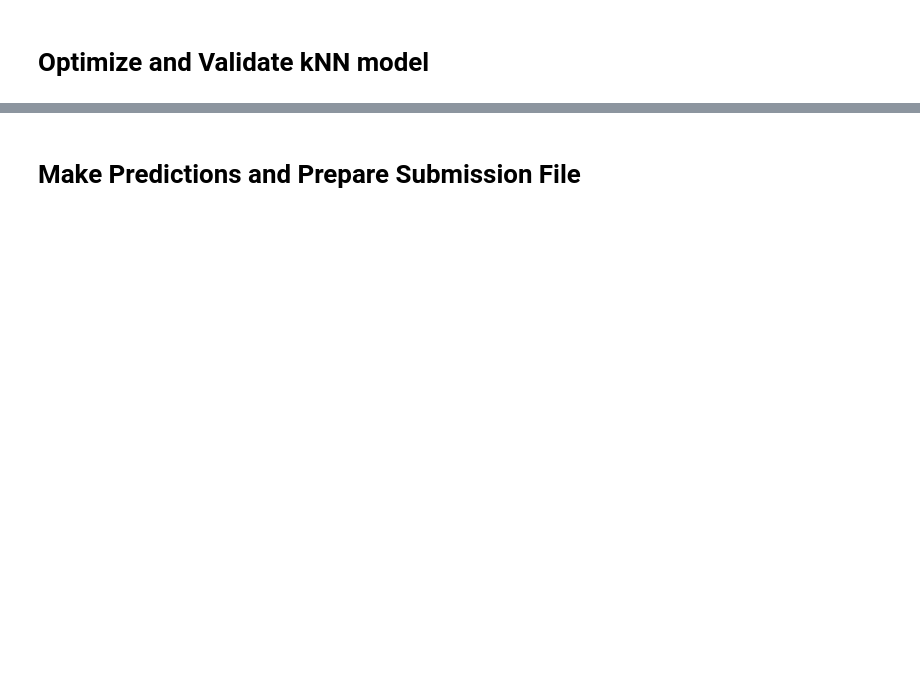
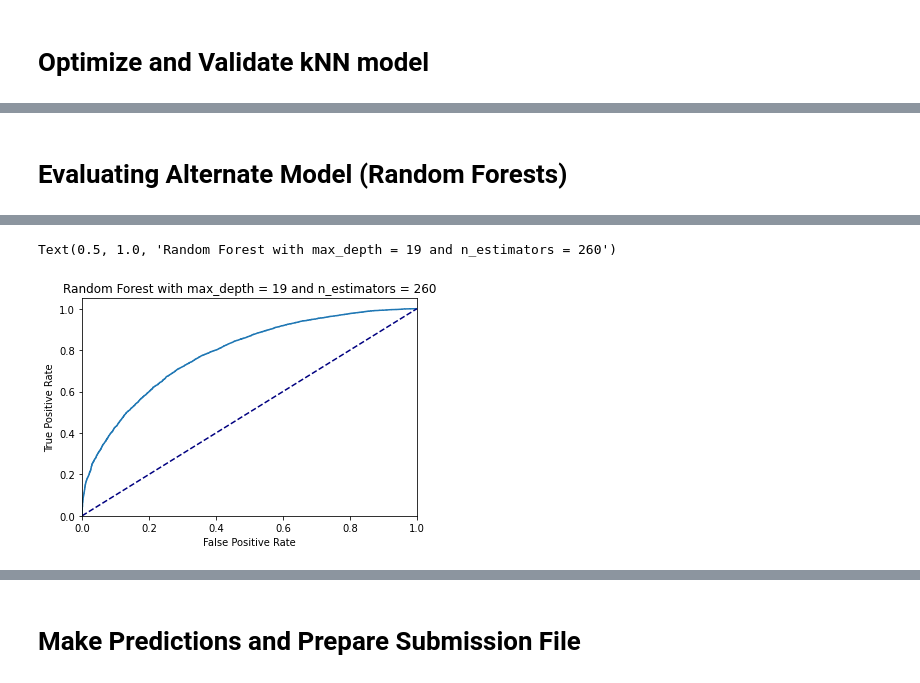
Before and after one commit to nenyehub/HiggsBosonDetection, a Jupyter notebook: higgsbosondetection.ipynb, the cells around one changed output, grey strips where cells are left out. Drawn from its saved outputs; the diff is of its cells as text; code cells hidden in the pictures; blank space fills up the shorter version.

Commit message:
Added more models!
Added Random Forests, Gradient Boosting, and Bagging Ensembles

```diff
--- a/higgsbosondetection.ipynb
+++ b/higgsbosondetection.ipynb
@@ -192,0 +199,66 @@ Text(0.5, 1.0, 'Decision tree with max_depth = 9')
+# %% [markdown]
+# Evaluating Alternate Model (Random Forests)
+# %%
+# Using decision tree classifier
+from sklearn.ensemble import RandomForestClassifier
+
+# Split training set with KFoldValidation
+kf_two = KFold(n_splits = 10)
+kFolds_two = kf_two.split(Xtrain)
+
+# Set 'max_depth' in random forest algo, declare dictionary to hold AUROC values {max_depth : auroc}
+mdepth = 1
+aurocs_two = {}
+
+
+# Use kFold technique on training set to test models with different values of max_depth starting at 3
+for train_index, test_index in kFolds_two:
+    mdepth += 2
+    model_two = RandomForestClassifier(max_depth=mdepth)
+    model_two.fit(Xtrain[train_index], Ytrain[train_index][:,0])
+    predictions_two = model_two.predict_proba(Xtrain[test_index])
+    val_two = sklearn.metrics.roc_auc_score(Ytrain[test_index], predictions_two[:,1])
+    print(f'Validation AUROC for Random Forest with max_depth = {mdepth}: {val_two}')
+    aurocs_two[mdepth] = val_two
+
+# Assign a variable to the max_depth value that gave the best AUROC value
+bestDepth = max(aurocs_two, key=aurocs_two.get)
+
+n_est = 80 # n_estimators, the next hyperparameter that will be tested
+aurocs_est = {} # Declare a dictionary to hold {n_estimators : auroc}
+
+# Redo training set split with KFoldValidation to test the hyperparameter 'n_estimators'
+kf_two = KFold(n_splits = 10)
+kFolds_two = kf_two.split(Xtrain)
+
+# Use kFold technique on training set to test models with different values of n_estimators starting at 100
+# In this iteration we will be using the optimized value of max_depth found in the previous iteration
+for train_index, test_index in kFolds_two:
+    n_est += 20
+    model_two = RandomForestClassifier(max_depth=bestDepth, n_estimators=n_est)
+    model_two.fit(Xtrain[train_index], Ytrain[train_index][:,0])
+    predictions_two = model_two.predict_proba(Xtrain[test_index])
+    val_two = sklearn.metrics.roc_auc_score(Ytrain[test_index], predictions_two[:,1])
+    print(f'Validation AUROC for Random Forest with max_depth = {bestDepth} and n_estimators = {n_est}: {val_two}')
+    aurocs_est[n_est] = val_two # {n_est : auroc}
+
+# Assign a variable to the n_estimators value that gave the best AUROC value
+bestEst = max(aurocs_est, key=aurocs_est.get)
+
+# Use optimized hyperparameters and evaulate AUROC value on the untouched validation set (note: not the same validation set used in kFolds technique)
+model_two = RandomForestClassifier(max_depth=bestDepth, n_estimators=bestEst) # Set model with optimized hyperparameter values
+model_two.fit(Xtrain[train_index], Ytrain[train_index][:,0]) # Fit model on the training set
+predictions_two = model_two.predict_proba(Xvalid) # Predict on validation set
+val_two = sklearn.metrics.roc_auc_score(Yvalid, predictions_two[:,1]) # Calculate AUROC value
+print(f'Max AUROC value at max_depth = {bestDepth} and n_estimators = {bestEst}. AUROC value with optimized kValue on validation set = {val_two}') # Print AUROC value on untouched validation set
+
+# Plot ROC curve.
+fpr_two, tpr_two, thresholds_two = sklearn.metrics.roc_curve(Yvalid, predictions_two[:,1])
+plt.plot(fpr_two, tpr_two)
+plt.plot([0, 1], [0, 1], color='navy', linestyle='--')
+plt.xlim([0.0, 1.0])
+plt.ylim([0.0, 1.05])
+plt.xlabel('False Positive Rate')
+plt.ylabel('True Positive Rate')
+plt.title(f'Random Forest with max_depth = {bestDepth} and n_estimators = {bestEst}')
+# %% [output]
@@ -192,0 +282,2 @@ Text(0.5, 1.0, 'Decision tree with max_depth = 9')
+Text(0.5, 1.0, 'Random Forest with max_depth = 19 and n_estimators = 260')
+[figure, added]
```
Also changed, not shown: parts of 13 cells of this notebook.
